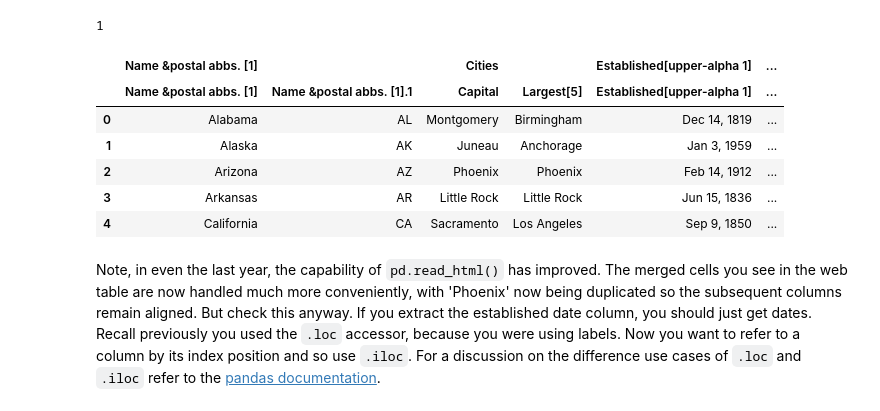
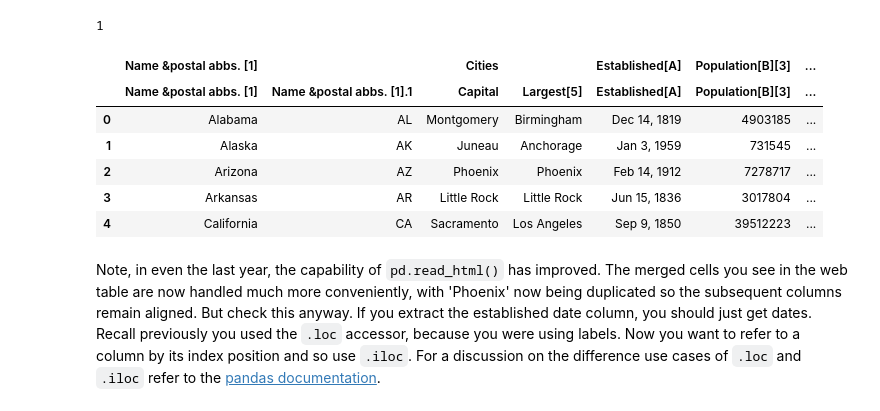
Before and after one commit to caitlinruble/DataScienceGuidedCapstone, a Jupyter notebook: Notebooks/02_data_wrangling.ipynb, the cells around one changed output. Drawn from its saved outputs; the diff is of its cells as text; code cells hidden in the pictures.

```diff
--- a/Notebooks/02_data_wrangling.ipynb
+++ b/Notebooks/02_data_wrangling.ipynb
@@ -760,7 +767,7 @@ Population and area data for the US states can be obtained from [wikipedia](http
 #Code task 29#
 #Use pandas' `read_html` method to read the table from the URL below
 states_url = 'https://simple.wikipedia.org/w/index.php?title=List_of_U.S._states&oldid=7168473'
-usa_states = pd.___(___)
+usa_states = pd.read_html(states_url)
 # %%
 type(usa_states)
 # %% [output]
@@ -770,16 +777,16 @@ len(usa_states)
 # %% [output]
 1
 # %%
-usa_states = usa_states[0]
+#usa_states = usa_states[0]
 usa_states.head()
 # %% [output]
-|  | Name &postal abbs. [1] |  | Cities |  | Established[upper-alpha 1] | ... |
-|  | Name &postal abbs. [1] | Name &postal abbs. [1].1 | Capital | Largest[5] | Established[upper-alpha 1] | ... |
-| 0 | Alabama | AL | Montgomery | Birmingham | Dec 14, 1819 | ... |
-| 1 | Alaska | AK | Juneau | Anchorage | Jan 3, 1959 | ... |
-| 2 | Arizona | AZ | Phoenix | Phoenix | Feb 14, 1912 | ... |
-| 3 | Arkansas | AR | Little Rock | Little Rock | Jun 15, 1836 | ... |
-| 4 | California | CA | Sacramento | Los Angeles | Sep 9, 1850 | ... |
+|  | Name &postal abbs. [1] |  | Cities |  | Established[A] | Population[B][3] | ... |
+|  | Name &postal abbs. [1] | Name &postal abbs. [1].1 | Capital | Largest[5] | Established[A] | Population[B][3] | ... |
+| 0 | Alabama | AL | Montgomery | Birmingham | Dec 14, 1819 | 4903185 | ... |
+| 1 | Alaska | AK | Juneau | Anchorage | Jan 3, 1959 | 731545 | ... |
+| 2 | Arizona | AZ | Phoenix | Phoenix | Feb 14, 1912 | 7278717 | ... |
+| 3 | Arkansas | AR | Little Rock | Little Rock | Jun 15, 1836 | 3017804 | ... |
+| 4 | California | CA | Sacramento | Los Angeles | Sep 9, 1850 | 39512223 | ... |
 # %% [markdown]
 Note, in even the last year, the capability of `pd.read_html()` has improved. The merged cells you see in the web table are now handled much more conveniently, with 'Phoenix' now being duplicated so the subsequent columns remain aligned. But check this anyway. If you extract the established date column, you should just get dates. Recall previously you used the `.loc` accessor, because you were using labels. Now you want to refer to a column by its index position and so use `.iloc`. For a discussion on the difference use cases of `.loc` and `.iloc` refer to the [pandas documentation](https://pandas.pydata.org/pandas-docs/stable/user_guide/indexing.html).
 # %%
```
Also changed, not shown: parts of 17 cells of this notebook, 2 other files.
